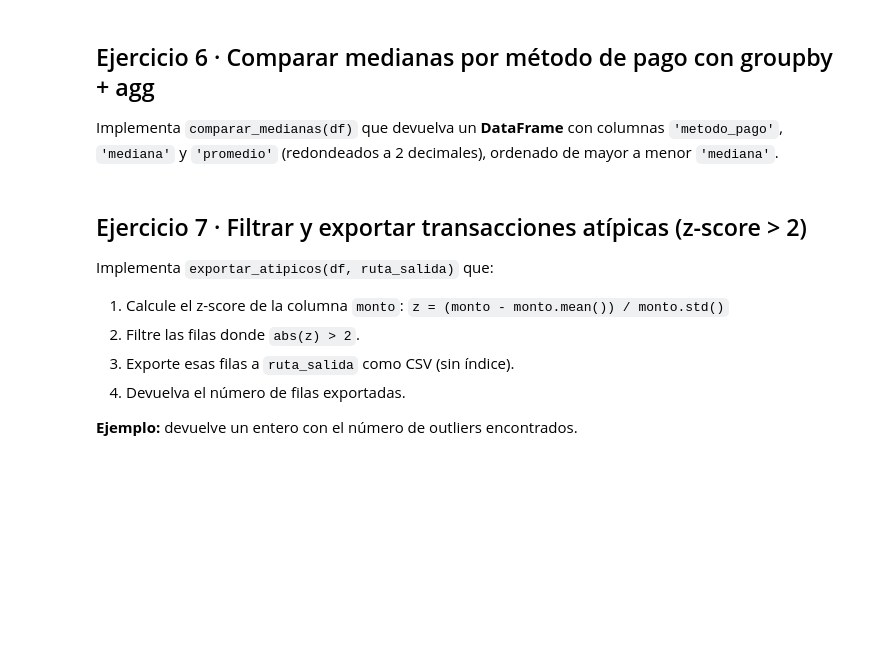
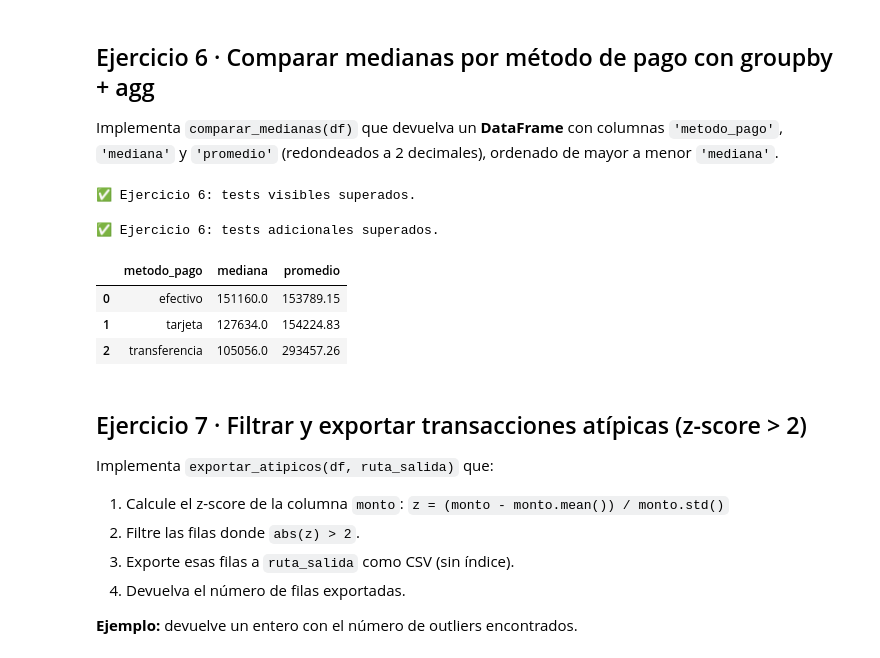
Before and after one commit to hasber/intro-ciencia-tareas, a Jupyter notebook: tarea1/homework01.ipynb, the cells around one changed output. Saved outputs shown, nothing was run; the diff lists cells and outputs as text; code cells hidden in the pictures; blank space fills up the shorter version.

```diff
--- a/tarea1/homework01.ipynb
+++ b/tarea1/homework01.ipynb
@@ -199,26 +215,41 @@ print("✅ Ejercicio 5: tests adicionales superados.")
 Implementa `comparar_medianas(df)` que devuelva un **DataFrame** con
 columnas `'metodo_pago'`, `'mediana'` y `'promedio'` (redondeados a
 2 decimales), ordenado de mayor a menor `'mediana'`.
-# %%
-def comparar_medianas(df):
-    # ✏️ TU CÓDIGO AQUÍ
-    raise NotImplementedError("Implementa esta función")
+# %%
+def comparar_medianas(df):
+  df_r=df.groupby('metodo_pago').agg({'monto':['median','mean']})
+  df_r.columns=['mediana','promedio']
+  df_r.sort_values('mediana',ascending=False,inplace=True)
+  df_r=df_r.round(2)
+  df_r.reset_index(inplace=True)
+  return df_r
 # %%
 # === Tests visibles · Ejercicio 6 ===
 import os, pandas as pd
-_df = pd.read_csv(os.path.join('..', 'datasets', 'transacciones.csv'))
+_df = pd.read_csv('/content/transacciones.csv')
 _res = comparar_medianas(_df)
 assert 'metodo_pago' in _res.columns
 assert 'mediana' in _res.columns
 assert 'promedio' in _res.columns
 assert len(_res) == 3
 print("✅ Ejercicio 6: tests visibles superados.")
+# %% [output]
+✅ Ejercicio 6: tests visibles superados.
 # %%
 # === Tests adicionales (ocultos) · Ejercicio 6 ===
 assert _res.iloc[0]['mediana'] >= _res.iloc[-1]['mediana']
 assert (_res['mediana'] > 0).all()
 assert (_res['promedio'] > 0).all()
 print("✅ Ejercicio 6: tests adicionales superados.")
+# %% [output]
+✅ Ejercicio 6: tests adicionales superados.
+# %%
+_res.head()
+# %% [output]
+|  | metodo_pago | mediana | promedio |
+| 0 | efectivo | 151160.0 | 153789.15 |
+| 1 | tarjeta | 127634.0 | 154224.83 |
+| 2 | transferencia | 105056.0 | 293457.26 |
 # %% [markdown]
 ## Ejercicio 7 · Filtrar y exportar transacciones atípicas (z-score > 2)
 
```
Also changed, not shown: parts of 20 cells of this notebook.
